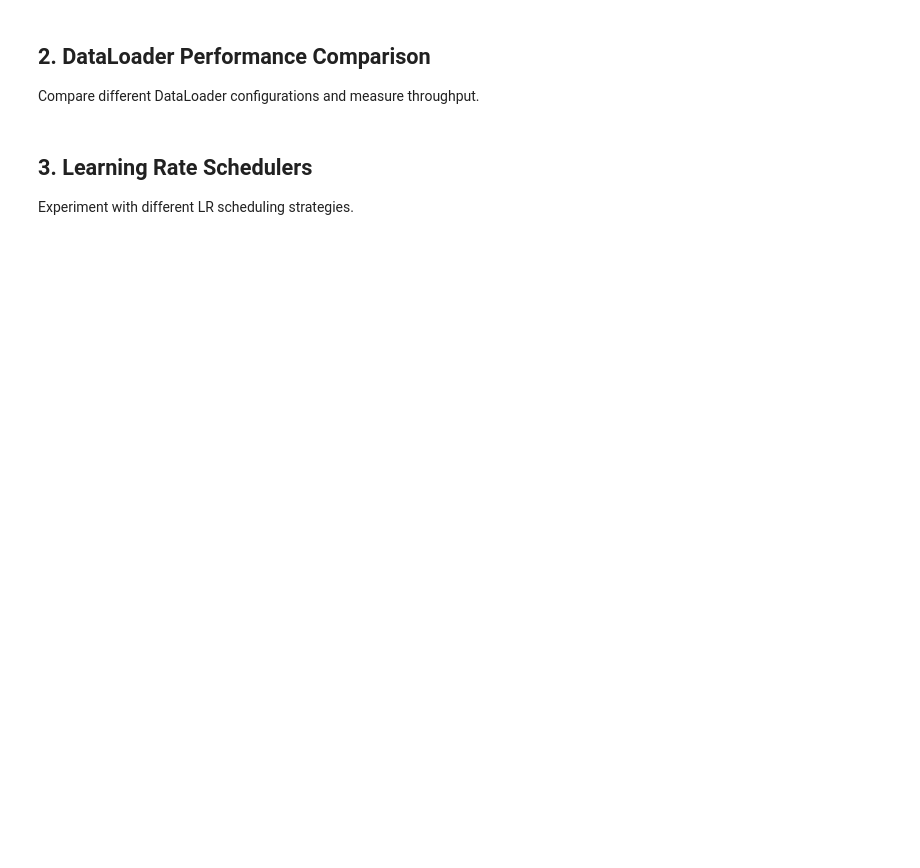
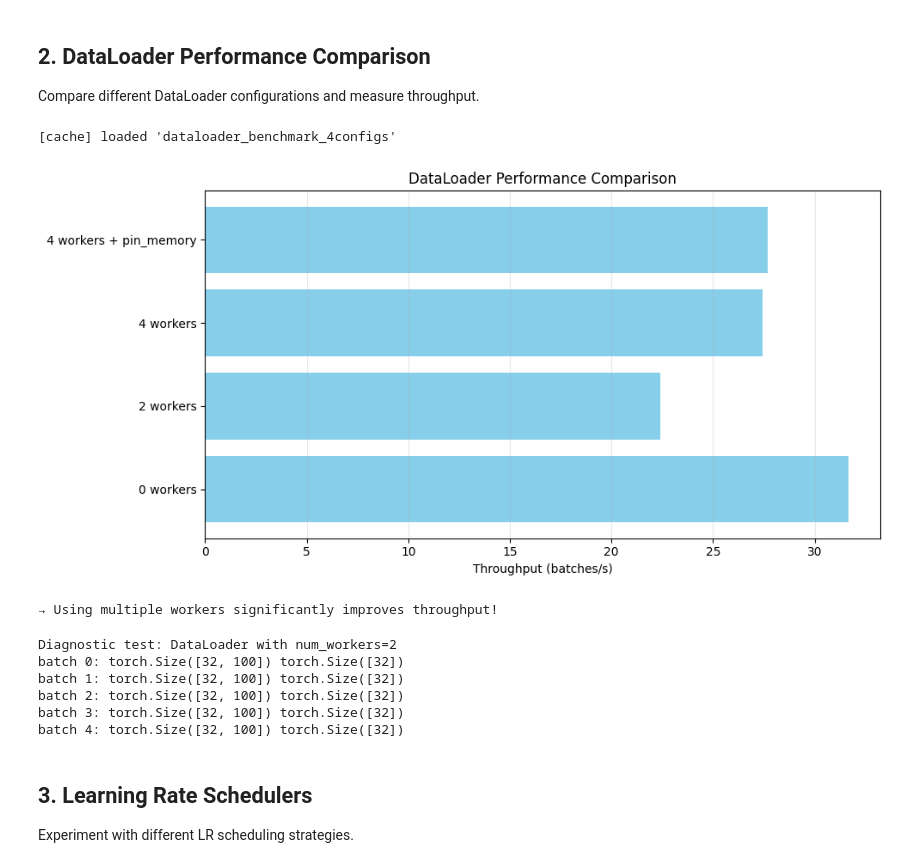
Before and after one commit to dafer238/dafer-ai, a Jupyter notebook: 05_deep_learning/week10_training_at_scale/starter.ipynb, the cells around one changed output. Cells and saved outputs as stored; diff of their text form; code cells hidden in the pictures; blank space fills up the shorter version.

Commit message:
fix(nb): not working cell

```diff
--- a/05_deep_learning/week10_training_at_scale/starter.ipynb
+++ b/05_deep_learning/week10_training_at_scale/starter.ipynb
@@ -93,43 +95,98 @@ print(f"Sample shape: {sample_x.shape}, label: {sample_y}")
 
 Compare different DataLoader configurations and measure throughput.
 # %%
+def benchmark_dataloader(dataset, batch_size=32, num_workers=0, pin_memory=False, n_batches=50):
+    """Benchmark DataLoader throughput.
 
-def benchmark_dataloader(dataset, batch_size=32, num_workers=0, pin_memory=False, n_batches=50):
+    On Windows/Jupyter worker processes can fail when the Dataset class
+    isn't importable by subprocesses; we catch that and retry with
+    num_workers=0 as a safe fallback.
+    """
     import time
-    loader = DataLoader(dataset, batch_size=batch_size, num_workers=num_workers,
-                        pin_memory=pin_memory, shuffle=True)
-    start = time.time()
-    for i, (batch_x, _) in enumerate(loader):
-        if i >= n_batches: break
-        _ = batch_x.mean()
-    elapsed = time.time() - start
-    return elapsed, n_batches / elapsed
+
+    try:
+        loader = DataLoader(dataset, batch_size=batch_size, num_workers=num_workers,
+                            pin_memory=pin_memory, shuffle=True)
+        start = time.time()
+        for i, (batch_x, _) in enumerate(loader):
+            if i >= n_batches: break
+            _ = batch_x.mean()
+        elapsed = time.time() - start
+        return elapsed, n_batches / elapsed
+
+    except RuntimeError as e:
+        # Detect DataLoader worker crash and retry with single-process loader
+        msg = str(e)
+        if 'exited unexpectedly' in msg or 'DataLoader worker' in msg:
+            print("⚠️ DataLoader workers crashed — retrying with num_workers=0 (notebook/Windows fallback)")
+            loader = DataLoader(dataset, batch_size=batch_size, num_workers=0,
+                                pin_memory=False, shuffle=True)
+            start = time.time()
+            for i, (batch_x, _) in enumerate(loader):
+                if i >= n_batches: break
+                _ = batch_x.mean()
+            elapsed = time.time() - start
+            return elapsed, n_batches / elapsed
+        # Not the handled error — re-raise
+        raise
+
 
 configs = [
     {'num_workers': 0, 'pin_memory': False, 'name': '0 workers'},
     {'num_workers': 2, 'pin_memory': False, 'name': '2 workers'},
     {'num_workers': 4, 'pin_memory': False, 'name': '4 workers'},
     {'num_workers': 4, 'pin_memory': True,  'name': '4 workers + pin_memory'},
 ]
 
 def _run_benchmarks():
     results = []
     for cfg in configs:
-        elapsed, tput = benchmark_dataloader(dataset_slow, 32, cfg['num_workers'], cfg['pin_memory'])
+        try:
+            elapsed, tput = benchmark_dataloader(dataset_slow, 32, cfg['num_workers'], cfg['pin_memory'])
+        except Exception as e:
+            # Catch worker crashes and fall back to single-process DataLoader so the
+            # notebook remains stable (useful on Windows/Jupyter where spawn can fail).
+            print(f"⚠️ Benchmark for '{cfg['name']}' failed: {e}\n   → falling back to num_workers=0 for this config")
+            elapsed, tput = benchmark_dataloader(dataset_slow, 32, 0, False)
         results.append({'name': cfg['name'], 'elapsed': elapsed, 'throughput': tput})
         print(f"{cfg['name']:28s}: {elapsed:.2f}s ({tput:.1f} batches/s)")
     return results
+
 
 dataloader_results = cached("dataloader_benchmark_4configs", _run_benchmarks)
 
 names      = [r['name']       for r in dataloader_results]
 throughput = [r['throughput'] for r in dataloader_results]
 
 plt.figure(figsize=(10, 5))
 plt.barh(names, throughput, color='skyblue')
 plt.xlabel('Throughput (batches/s)'); plt.title('DataLoader Performance Comparison')
 plt.grid(axis='x', alpha=0.3); plt.tight_layout(); plt.show()
 print("\n→ Using multiple workers significantly improves throughput!")
+# %% [output]
+[cache] loaded 'dataloader_benchmark_4configs'
+[figure, added]
+→ Using multiple workers significantly improves throughput!
+# %%
+# Diagnostic: iterate DataLoader with num_workers=2 and show full exception
+print("Diagnostic test: DataLoader with num_workers=2")
+try:
+    loader = DataLoader(dataset_slow, batch_size=32, num_workers=2, pin_memory=False, shuffle=True)
+    it = iter(loader)
+    for i in range(5):
+        batch_x, batch_y = next(it)
+        print(f"batch {i}:", batch_x.shape, batch_y.shape)
+except Exception as e:
+    import traceback
+    print("Exception caught in diagnostic cell:", repr(e))
+    traceback.print_exc()
+# %% [output]
+Diagnostic test: DataLoader with num_workers=2
+batch 0: torch.Size([32, 100]) torch.Size([32])
+batch 1: torch.Size([32, 100]) torch.Size([32])
+batch 2: torch.Size([32, 100]) torch.Size([32])
+batch 3: torch.Size([32, 100]) torch.Size([32])
+batch 4: torch.Size([32, 100]) torch.Size([32])
 # %% [markdown]
 ## 3. Learning Rate Schedulers
 
```
Also changed, not shown: parts of 7 cells of this notebook, 1 other file.
